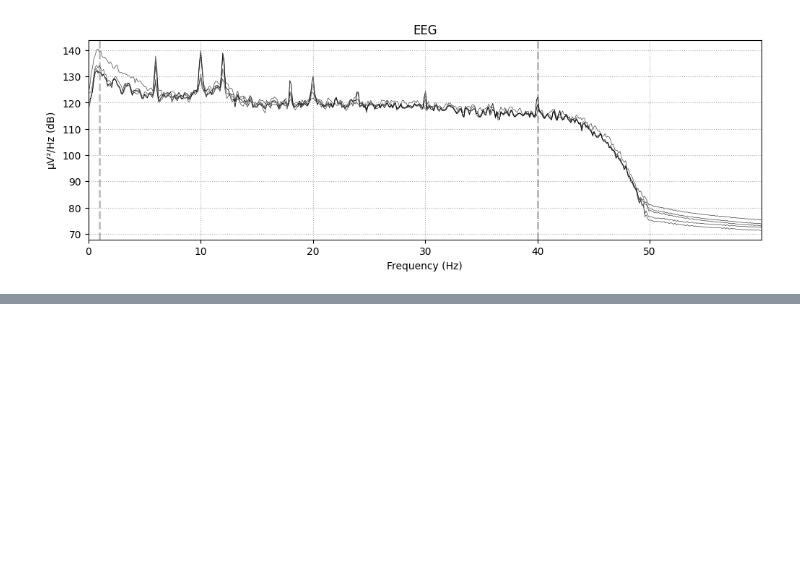
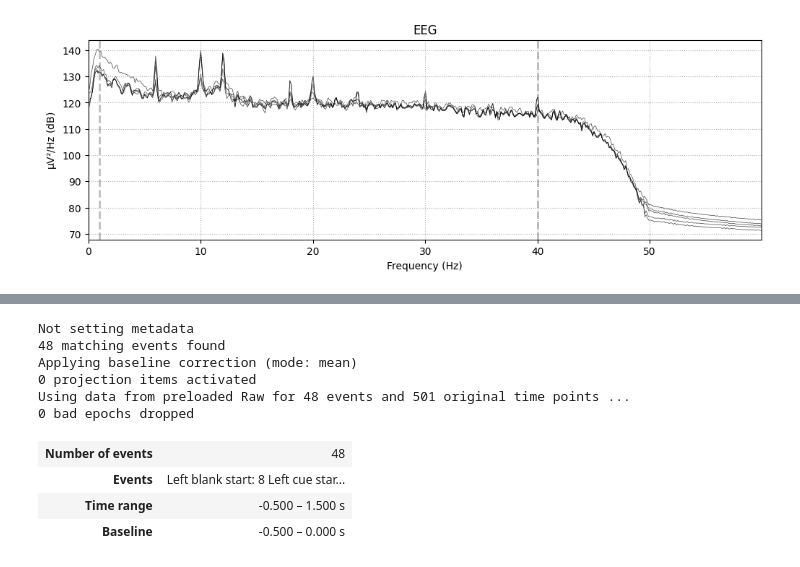
Before and after one commit to pipogood/BCI-Class-Material, a Jupyter notebook: Week4/W4-data-acquisition.ipynb, the cells around one changed output, grey strips where cells are left out. Saved outputs shown, nothing was run; the diff lists cells and outputs as text; code cells hidden in the pictures; blank space fills up the shorter version.

```diff
--- a/Week4/W4-data-acquisition.ipynb
+++ b/Week4/W4-data-acquisition.ipynb
@@ -218,0 +290,13 @@ Effective window size : 8.192 (s)
+# %%
+events2 = np.column_stack((np.array(event_timestamp, dtype = int),
+                        np.zeros(len(event_timestamp), dtype = int),
+                        np.array(event_index, dtype = int)))
+
+events_id = { # Set up your event name
+     'Left cue start': 1,
+     'Left stimuli start': 2,
+     'Left blank start': 3,
+     'Right cue start': 4,
+     'Right stimuli start': 5,
+     'Right blank start' : 6,
+}
@@ -218,0 +323,23 @@ Effective window size : 8.192 (s)
+# %%
+OpenBCI_epochs = mne.Epochs(OpenBCI_filter, events,
+        tmin= -0.5,     # init timestamp of epoch (0 means trigger timestamp same as event start)
+        tmax= 1.5,    # final timestamp (10 means set epoch duration 10 second)
+        event_id =events_id,
+        preload = True,
+        event_repeated='drop',
+        baseline=(-0.5, 0)
+    )
+# %% [output]
+Not setting metadata
+48 matching events found
+Applying baseline correction (mode: mean)
+0 projection items activated
+Using data from preloaded Raw for 48 events and 501 original time points ...
+0 bad epochs dropped
+# %%
+OpenBCI_epochs
+# %% [output]
+| Number of events | 48 |
+| Events | Left blank start: 8 Left cue star... |
+| Time range | -0.500 – 1.500 s |
+| Baseline | -0.500 – 0.000 s |
```
Also changed, not shown: parts of 9 cells of this notebook, 3 other files.
